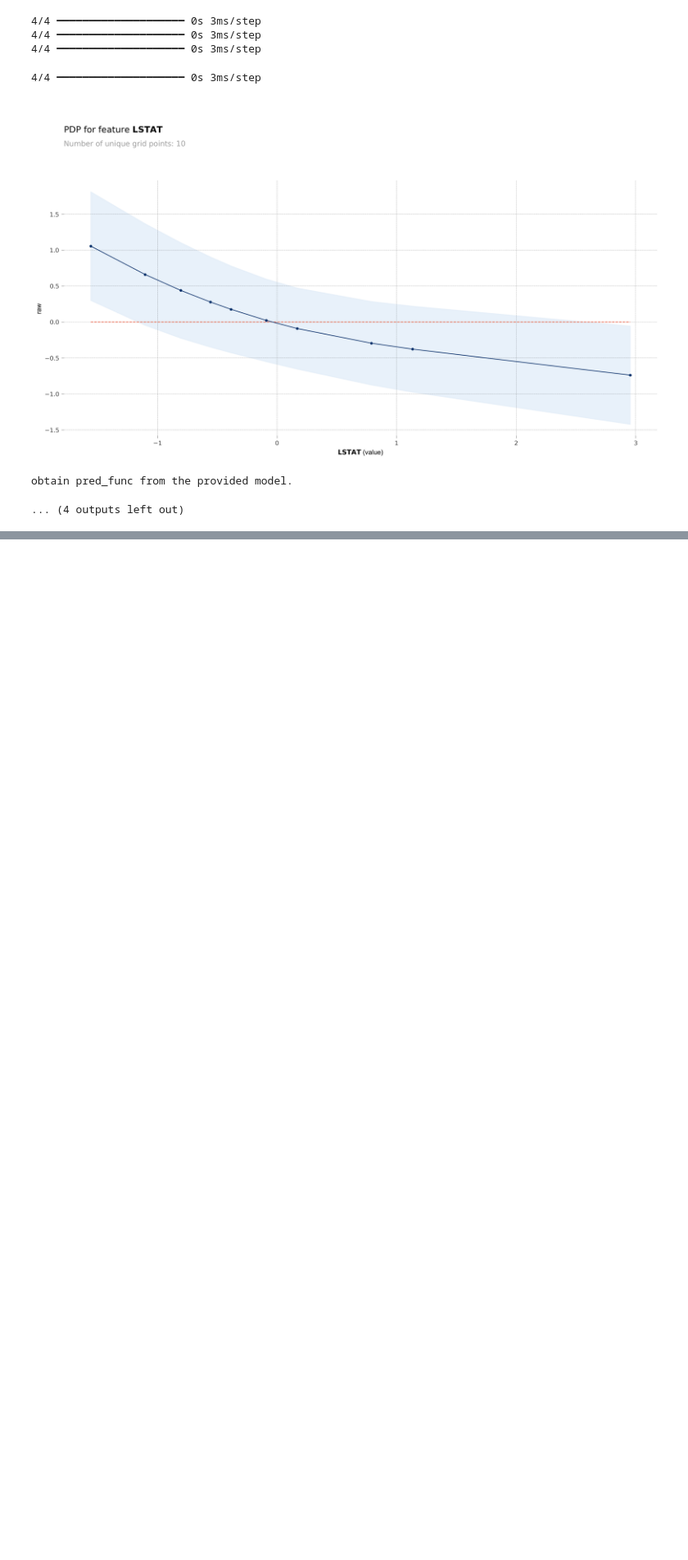
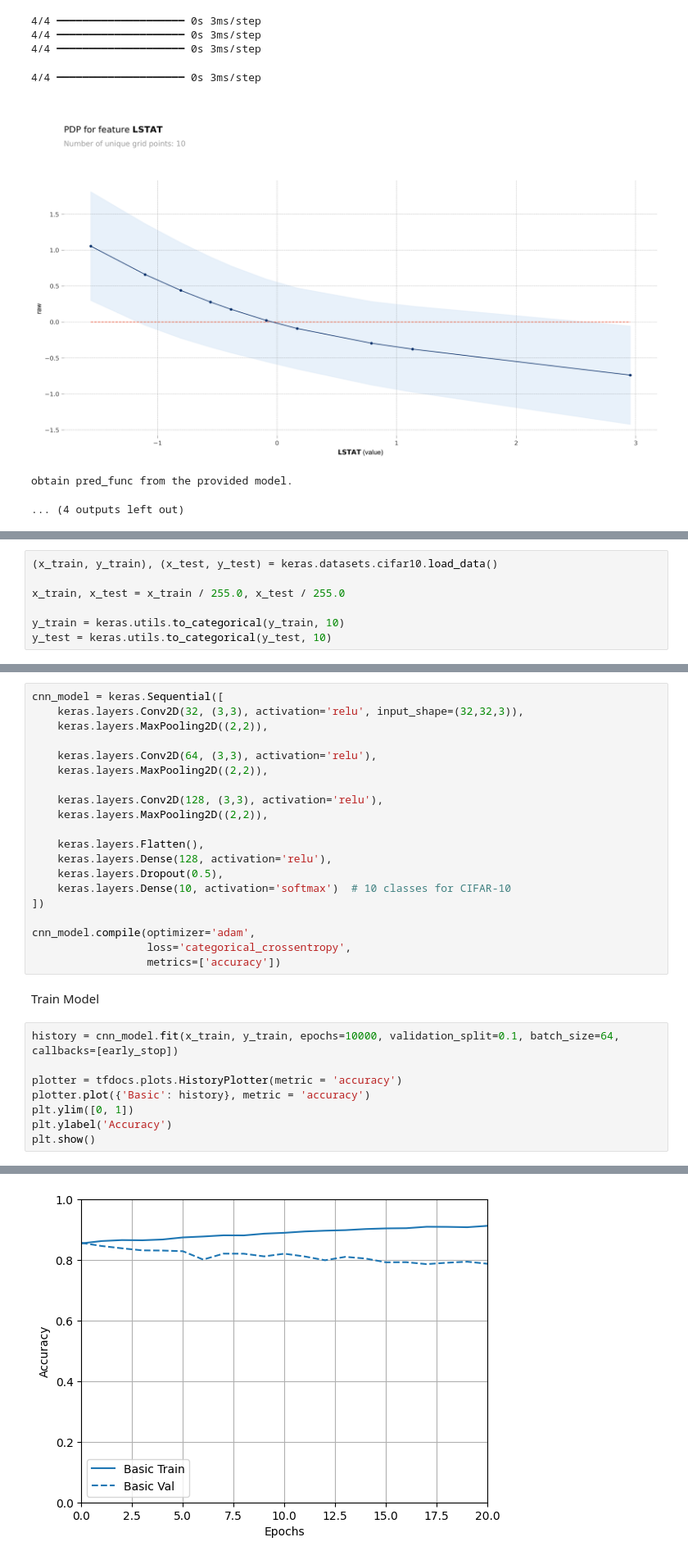
Before and after one commit to SaulVas/ARI3205-Interpretable-AI, a Jupyter notebook: Saul_Vassallo_David_Scerri.ipynb, the cells around one changed output, grey strips where cells are left out. Shown at 82% size. Drawn from its saved outputs; the diff is of its cells as text; blank space fills up the shorter version.

Commit message:
Update Saul_Vassallo_David_Scerri.ipynb
Added the CNN model using the dataset CAFAR-10

```diff
--- a/Saul_Vassallo_David_Scerri.ipynb
+++ b/Saul_Vassallo_David_Scerri.ipynb
@@ -439,0 +442,7 @@ obtain pred_func from the provided model.
+# %%
+(x_train, y_train), (x_test, y_test) = keras.datasets.cifar10.load_data()
+
+x_train, x_test = x_train / 255.0, x_test / 255.0
+
+y_train = keras.utils.to_categorical(y_train, 10)
+y_test = keras.utils.to_categorical(y_test, 10)
@@ -439,0 +451,31 @@ obtain pred_func from the provided model.
+# %%
+cnn_model = keras.Sequential([
+    keras.layers.Conv2D(32, (3,3), activation='relu', input_shape=(32,32,3)),
+    keras.layers.MaxPooling2D((2,2)),
+
+    keras.layers.Conv2D(64, (3,3), activation='relu'),
+    keras.layers.MaxPooling2D((2,2)),
+
+    keras.layers.Conv2D(128, (3,3), activation='relu'),
+    keras.layers.MaxPooling2D((2,2)),
+
+    keras.layers.Flatten(),
+    keras.layers.Dense(128, activation='relu'),
+    keras.layers.Dropout(0.5),
+    keras.layers.Dense(10, activation='softmax')  # 10 classes for CIFAR-10
+])
+
+cnn_model.compile(optimizer='adam',
+                  loss='categorical_crossentropy',
+                  metrics=['accuracy'])
+# %% [markdown]
+Train Model
+# %%
+history = cnn_model.fit(x_train, y_train, epochs=10000, validation_split=0.1, batch_size=64, callbacks=[early_stop])
+
+plotter = tfdocs.plots.HistoryPlotter(metric = 'accuracy')
+plotter.plot({'Basic': history}, metric = 'accuracy')
+plt.ylim([0, 1])
+plt.ylabel('Accuracy')
+plt.show()
+# %% [output]
@@ -439,0 +499 @@ obtain pred_func from the provided model.
+[figure, added]
```
Also changed, not shown: parts of 3 cells of this notebook.
